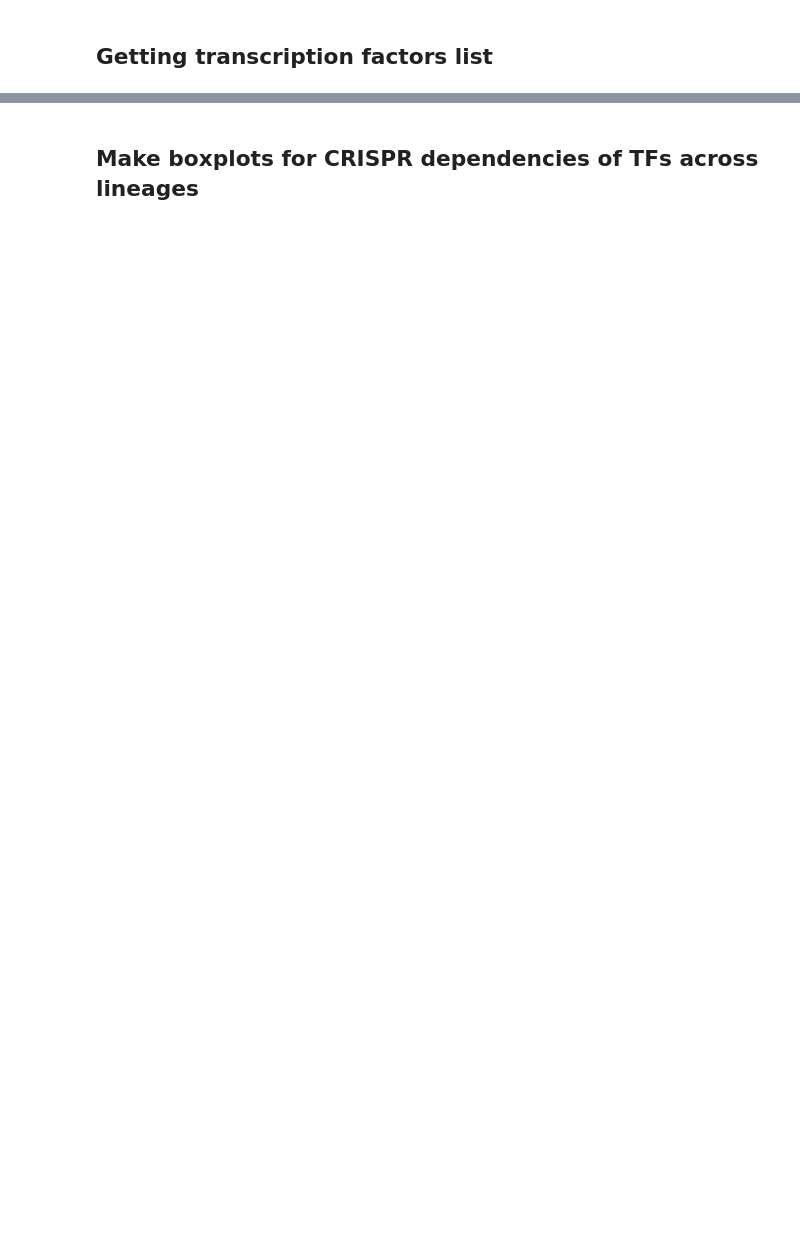
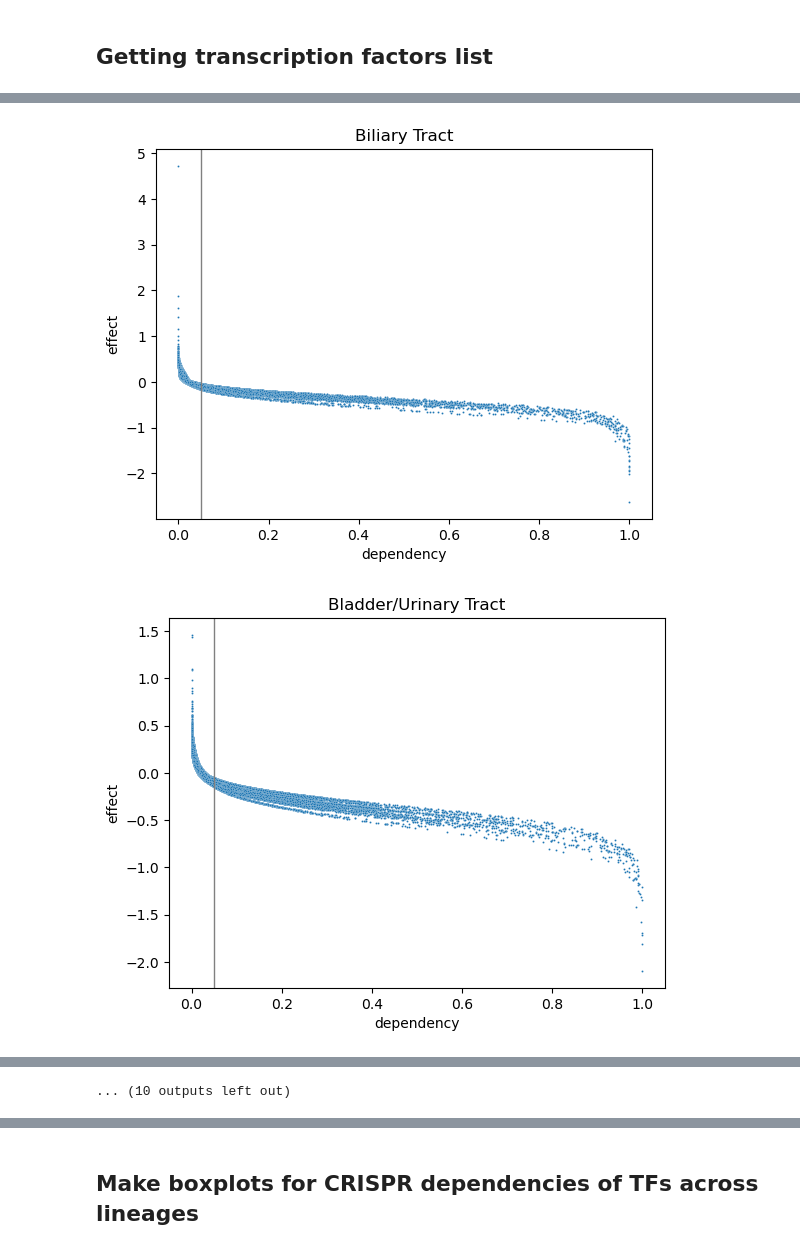
Before and after one commit to ddiannae/cancer_bootcamp25, a Jupyter notebook: TFdependency_bylineage_boxplots.ipynb, the cells around one changed output, grey strips where cells are left out. Saved outputs shown, nothing was run; the diff lists cells and outputs as text; code cells hidden in the pictures; blank space fills up the shorter version.

```diff
--- a/TFdependency_bylineage_boxplots.ipynb
+++ b/TFdependency_bylineage_boxplots.ipynb
@@ -69,0 +104,6 @@ crispr_dependencies_long = crispr_dependencies.melt(value_vars = tfs_found, id_v
+# %%
+crispr_effect_dep = pd.merge(crispr_dependencies.melt(ignore_index=False, value_name="dependency", var_name="TF").reset_index().rename(columns={'index':'ModelID'}),
+        crispr_effect.melt(ignore_index=False, value_name="effect", var_name="TF").reset_index().rename(columns={'index':'ModelID'}),
+        on = ["TF", "ModelID"])
+# %%
+crispr_effect_dep = crispr_effect_dep.merge(model[["ModelID", "OncotreeLineage"]])
@@ -69,0 +168,11 @@ crispr_dependencies_long = crispr_dependencies.melt(value_vars = tfs_found, id_v
+# %%
+lineages = crispr_effect_dep_bylineage["OncotreeLineage"].unique()
+for lineage in lineages:
+    sns.scatterplot(data=crispr_effect_dep[crispr_effect_dep["OncotreeLineage"] == lineage],
+                    x = "dependency", y = "effect", s = 2)
+    plt.axvline(0.05, color = "grey", linewidth=1)
+    plt.title(lineage)
+    plt.show()
+# %% [output]
+[figure, added]
+[figure, added]
@@ -69,0 +189 @@ crispr_dependencies_long = crispr_dependencies.melt(value_vars = tfs_found, id_v
+... (10 outputs left out)
```
Also changed, not shown: parts of 48 cells of this notebook.
